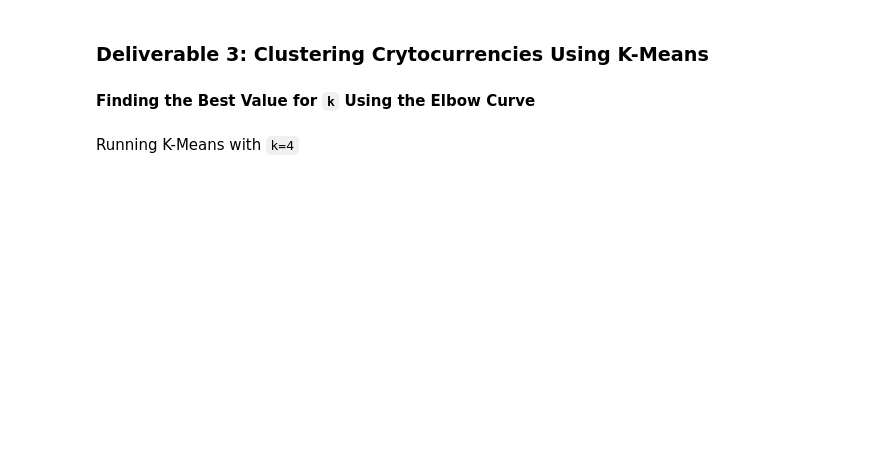
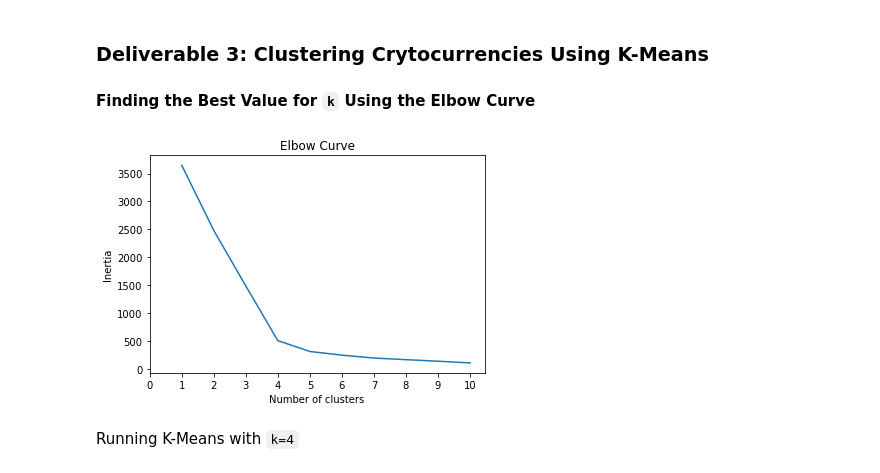
Before and after one commit to rkaysen63/Cryptocurrencies, a Jupyter notebook: crypto_clustering.ipynb, the cells around one changed output. Saved outputs shown, nothing was run; the diff lists cells and outputs as text; code cells hidden in the pictures; blank space fills up the shorter version.

```diff
--- a/crypto_clustering.ipynb
+++ b/crypto_clustering.ipynb
@@ -287,3 +312,29 @@ df_pca.head(10)
+# %%
+# Create an elbow curve to find the best value for K.
+# Create an empty list to hold inertia values
+inertia = []
+
+# Store Values of K to Plot
+k = list(range(1, 11))
+
+#Loop through K values and find inertia
+for i in k:
+    km = KMeans(n_clusters=i, random_state=0)
+    km.fit(pca_df)
+    inertia.append(km.inertia_)
+
+# Creating the Elbow Curve
+elbow_data = {"k": k, "inertia": inertia}
+df_elbow = pd.DataFrame(elbow_data)
+
+plt.plot(df_elbow['k'], df_elbow['inertia'])
+plt.xticks(list(range(11)))
+plt.title('Elbow Curve')
+plt.xlabel('Number of clusters')
+plt.ylabel('Inertia')
+plt.show()
+# %% [output]
+[figure, added]
 # %% [markdown]
 Running K-Means with `k=4`
 # %%
```
Also changed, not shown: parts of 24 cells of this notebook.
